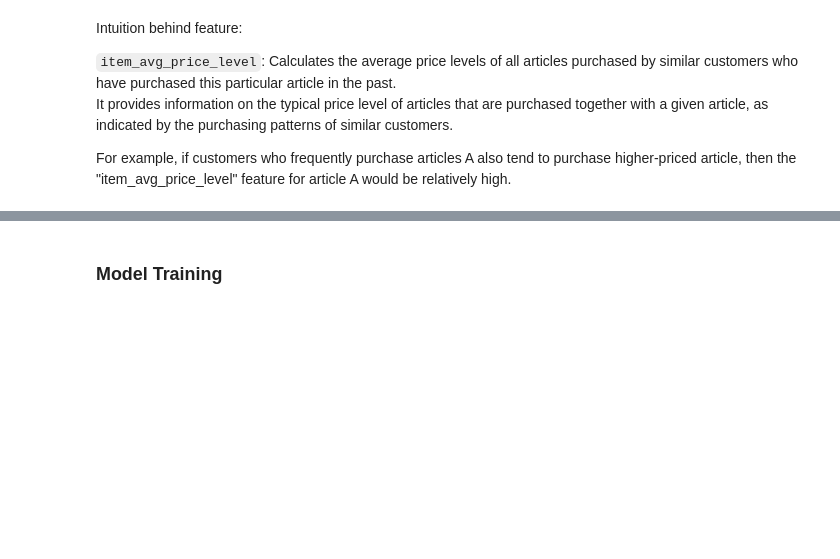
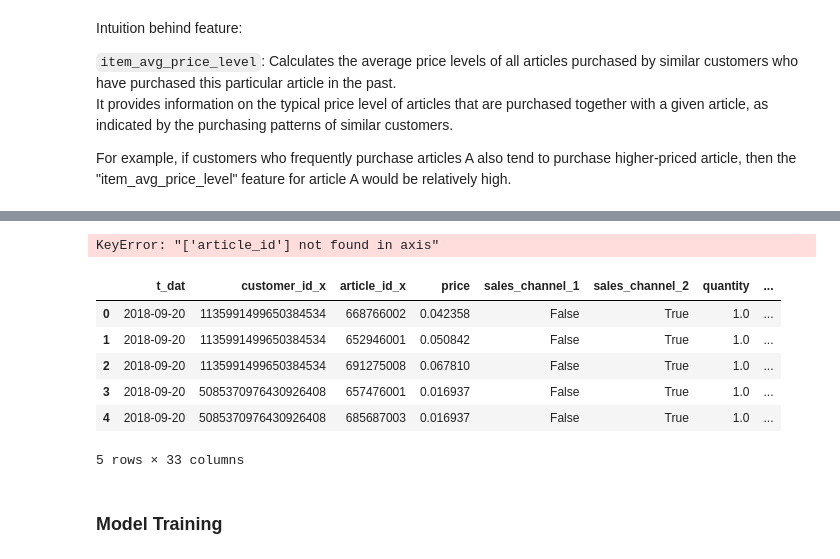
Before and after one commit to Afats/HnM-recco, a Jupyter notebook: hnm-notebook.ipynb, the cells around one changed output, grey strips where cells are left out. Drawn from its saved outputs; the diff is of its cells as text; code cells hidden in the pictures; blank space fills up the shorter version.

Commit message:
FE for lighgbm 100% done, hyperparam tuning left.

```diff
--- a/hnm-notebook.ipynb
+++ b/hnm-notebook.ipynb
@@ -953,5 +977,26 @@ articles.head()
+# %%
+# drop customer_id and article_id
+articles_final_df = articles.drop(['article_id'], axis=1, inplace=True).copy()
+customers_final_df = customers.drop(['customer_id'], axis=1, inplace=True).copy()
+transactions_final_df = transactions.drop(['article_id', 'customer_id'], axis=1, inplace=True).copy()
+
+# Merge transactions with customers
+df = pd.merge(transactions_final_df, customers_final_df, on='user_index', how='left')
+
+# Merge resulting dataframe with articles
+df = pd.merge(df, articles_final_df, on='item_index', how='left')
+# %% [output]
+KeyError: "['article_id'] not found in axis"
 # %%
-customers.head()
+df.head()
+# %% [output]
+|  | t_dat | customer_id_x | article_id_x | price | sales_channel_1 | sales_channel_2 | quantity | ... |
+| 0 | 2018-09-20 | 1135991499650384534 | 668766002 | 0.042358 | False | True | 1.0 | ... |
+| 1 | 2018-09-20 | 1135991499650384534 | 652946001 | 0.050842 | False | True | 1.0 | ... |
+| 2 | 2018-09-20 | 1135991499650384534 | 691275008 | 0.067810 | False | True | 1.0 | ... |
+| 3 | 2018-09-20 | 5085370976430926408 | 657476001 | 0.016937 | False | True | 1.0 | ... |
+| 4 | 2018-09-20 | 5085370976430926408 | 685687003 | 0.016937 | False | True | 1.0 | ... |
+5 rows × 33 columns
 # %% [markdown]
 ### Model Training
 # %%
```
Also changed, not shown: parts of 2 cells of this notebook.
